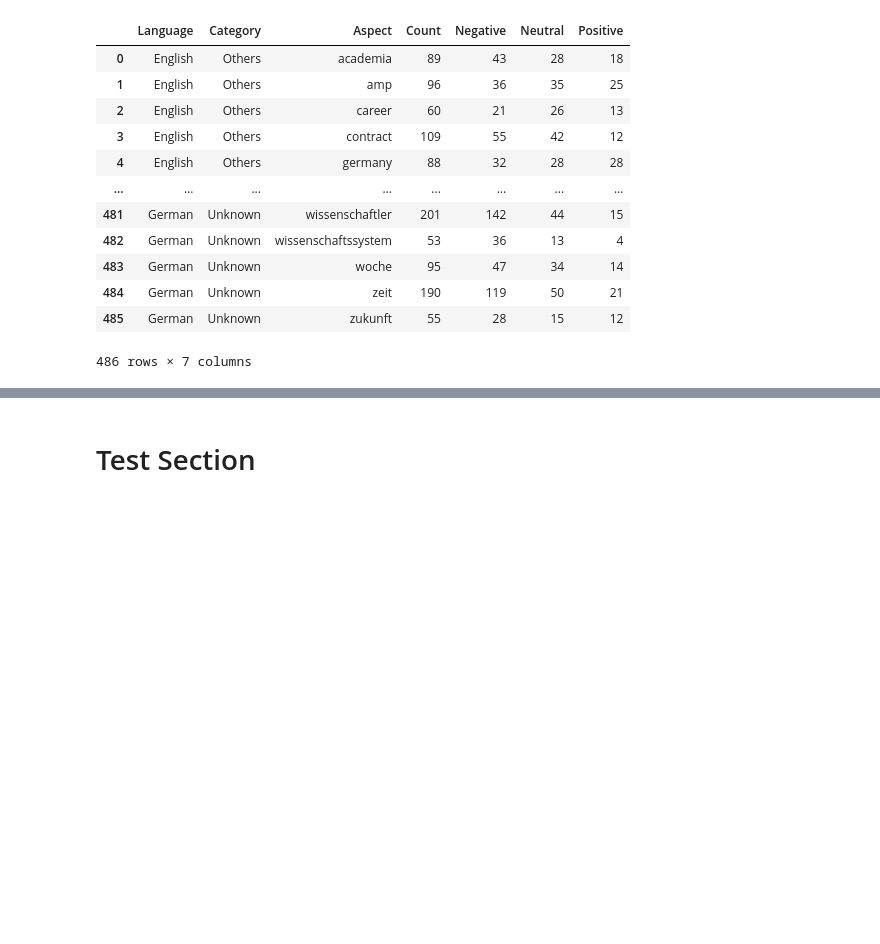
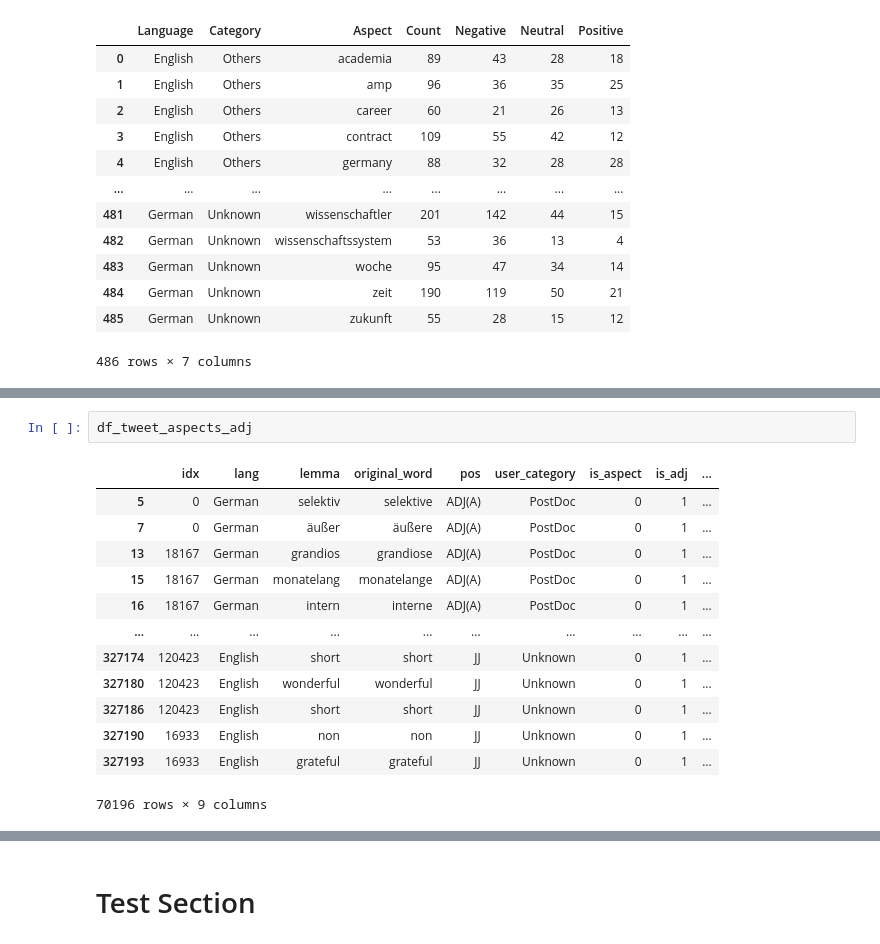
Before and after one commit to jeffyelson/triwizard_ichbinhanna_dbseproject, a Jupyter notebook: Aspect Based Sentiment Analysis/CompleteABSA.ipynb, the cells around one changed output, grey strips where cells are left out. Cells and saved outputs as stored; diff of their text form; blank space fills up the shorter version.

```diff
--- a/Aspect Based Sentiment Analysis/CompleteABSA.ipynb
+++ b/Aspect Based Sentiment Analysis/CompleteABSA.ipynb
@@ -734,0 +760,16 @@ files.download('Approch2_FinalOutputWithoutCategory.csv')
+# %%
+df_tweet_aspects_adj
+# %% [output]
+|  | idx | lang | lemma | original_word | pos | user_category | is_aspect | is_adj | ... |
+| 5 | 0 | German | selektiv | selektive | ADJ(A) | PostDoc | 0 | 1 | ... |
+| 7 | 0 | German | äußer | äußere | ADJ(A) | PostDoc | 0 | 1 | ... |
+| 13 | 18167 | German | grandios | grandiose | ADJ(A) | PostDoc | 0 | 1 | ... |
+| 15 | 18167 | German | monatelang | monatelange | ADJ(A) | PostDoc | 0 | 1 | ... |
+| 16 | 18167 | German | intern | interne | ADJ(A) | PostDoc | 0 | 1 | ... |
+| ... | ... | ... | ... | ... | ... | ... | ... | ... | ... |
+| 327174 | 120423 | English | short | short | JJ | Unknown | 0 | 1 | ... |
+| 327180 | 120423 | English | wonderful | wonderful | JJ | Unknown | 0 | 1 | ... |
+| 327186 | 120423 | English | short | short | JJ | Unknown | 0 | 1 | ... |
+| 327190 | 16933 | English | non | non | JJ | Unknown | 0 | 1 | ... |
+| 327193 | 16933 | English | grateful | grateful | JJ | Unknown | 0 | 1 | ... |
+70196 rows × 9 columns
```
Also changed, not shown: parts of 17 cells of this notebook, 2 other files.
